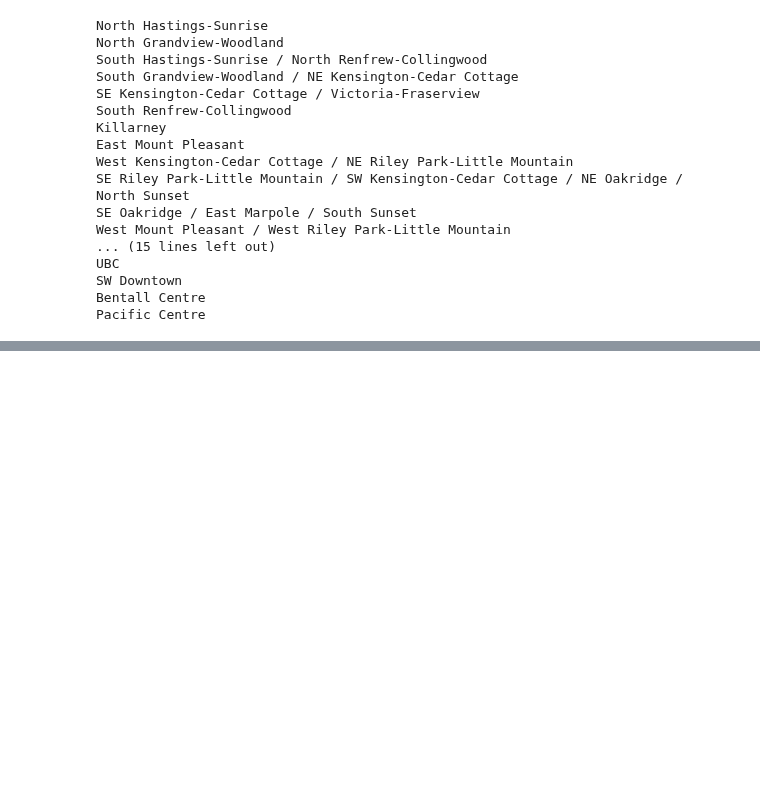
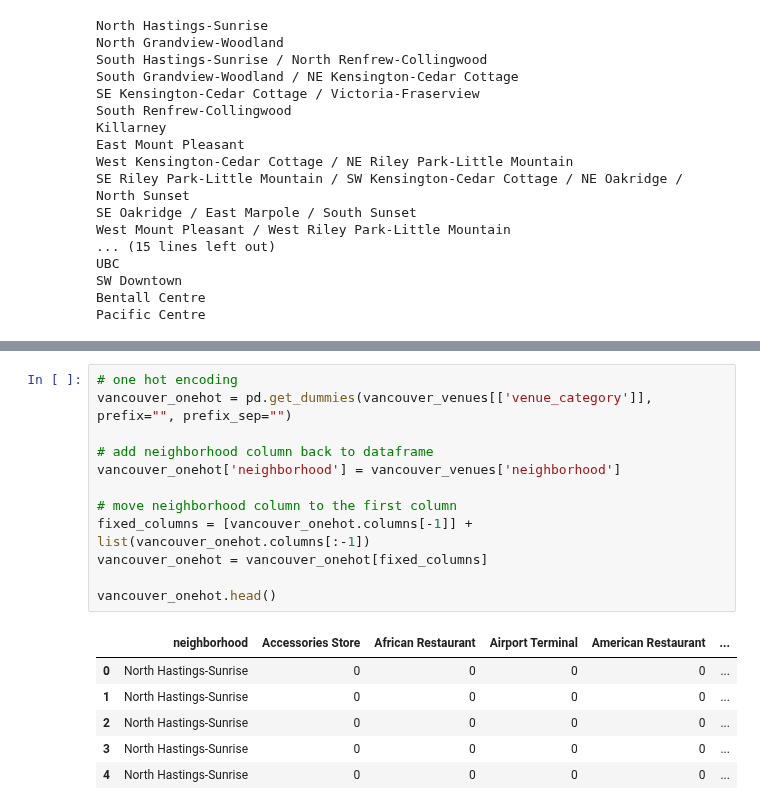
Before and after one commit to dprossi/Capstone_Project_IBM_Data_Science, a Jupyter notebook: Applied_Data_Science_Capstone_Project_Vancouver.ipynb, the cells around one changed output, grey strips where cells are left out. Drawn from its saved outputs; the diff is of its cells as text; blank space fills up the shorter version.

```diff
--- a/Applied_Data_Science_Capstone_Project_Vancouver.ipynb
+++ b/Applied_Data_Science_Capstone_Project_Vancouver.ipynb
@@ -490,0 +528,19 @@ Pacific Centre
+# %%
+# one hot encoding
+vancouver_onehot = pd.get_dummies(vancouver_venues[['venue_category']], prefix="", prefix_sep="")
+
+# add neighborhood column back to dataframe
+vancouver_onehot['neighborhood'] = vancouver_venues['neighborhood']
+
+# move neighborhood column to the first column
+fixed_columns = [vancouver_onehot.columns[-1]] + list(vancouver_onehot.columns[:-1])
+vancouver_onehot = vancouver_onehot[fixed_columns]
+
+vancouver_onehot.head()
+# %% [output]
+|  | neighborhood | Accessories Store | African Restaurant | Airport Terminal | American Restaurant | ... |
+| 0 | North Hastings-Sunrise | 0 | 0 | 0 | 0 | ... |
+| 1 | North Hastings-Sunrise | 0 | 0 | 0 | 0 | ... |
+| 2 | North Hastings-Sunrise | 0 | 0 | 0 | 0 | ... |
+| 3 | North Hastings-Sunrise | 0 | 0 | 0 | 0 | ... |
+| 4 | North Hastings-Sunrise | 0 | 0 | 0 | 0 | ... |
```
Also changed, not shown: parts of 5 cells of this notebook.
